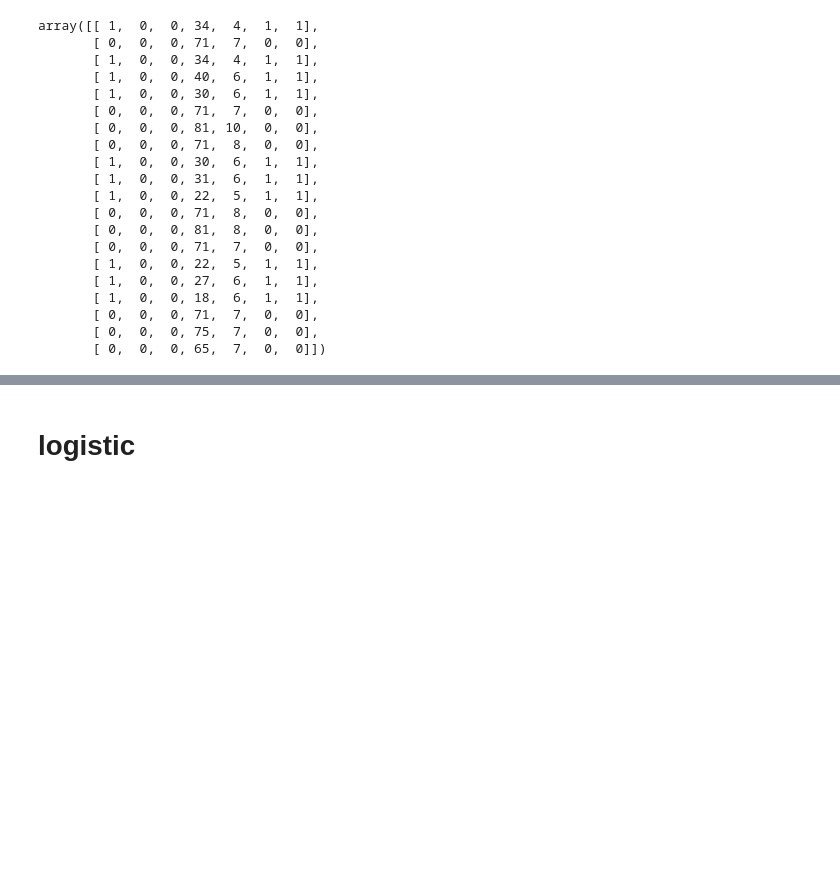
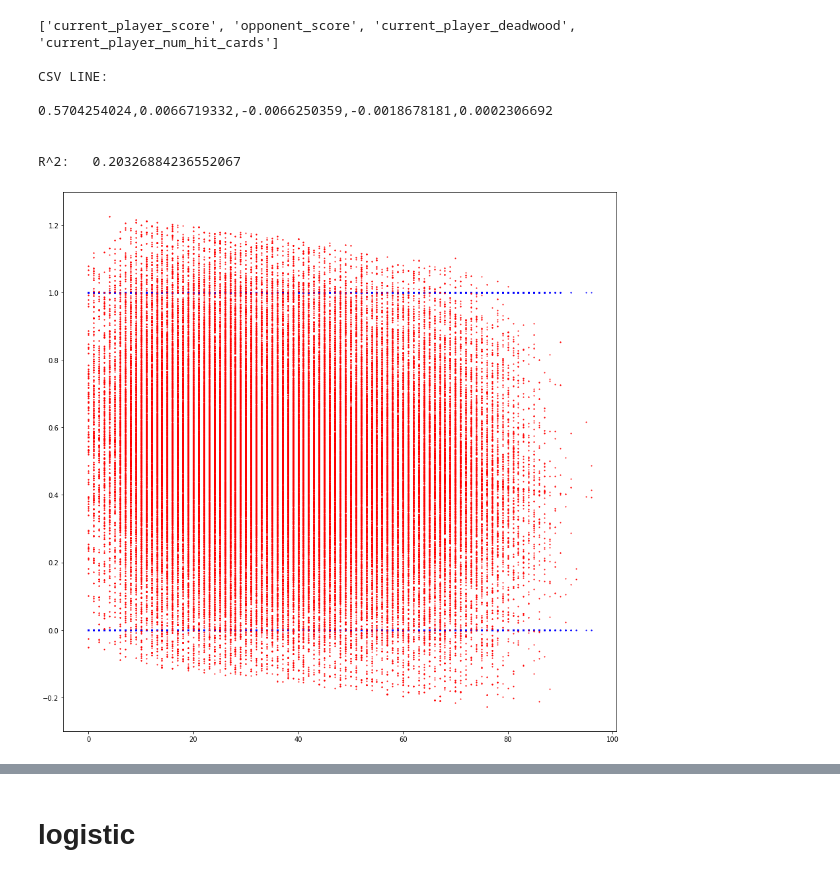
Before and after one commit to PeterEFrancis/gin-rummy-AI, a Jupyter notebook: data/player_data_proccessor.ipynb, the cells around one changed output, grey strips where cells are left out. Saved outputs shown, nothing was run; the diff lists cells and outputs as text; code cells hidden in the pictures; blank space fills up the shorter version.

```diff
--- a/data/player_data_proccessor.ipynb
+++ b/data/player_data_proccessor.ipynb
@@ -44,24 +47,47 @@ df
-# %%
-np.set_printoptions(edgeitems = 200, linewidth = 150)
-df.values[0:20]
-# %% [output]
-array([[ 1,  0,  0, 34,  4,  1,  1],
-       [ 0,  0,  0, 71,  7,  0,  0],
-       [ 1,  0,  0, 34,  4,  1,  1],
-       [ 1,  0,  0, 40,  6,  1,  1],
-       [ 1,  0,  0, 30,  6,  1,  1],
-       [ 0,  0,  0, 71,  7,  0,  0],
-       [ 0,  0,  0, 81, 10,  0,  0],
-       [ 0,  0,  0, 71,  8,  0,  0],
-       [ 1,  0,  0, 30,  6,  1,  1],
-       [ 1,  0,  0, 31,  6,  1,  1],
-       [ 1,  0,  0, 22,  5,  1,  1],
-       [ 0,  0,  0, 71,  8,  0,  0],
-       [ 0,  0,  0, 81,  8,  0,  0],
-       [ 0,  0,  0, 71,  7,  0,  0],
-       [ 1,  0,  0, 22,  5,  1,  1],
-       [ 1,  0,  0, 27,  6,  1,  1],
-       [ 1,  0,  0, 18,  6,  1,  1],
-       [ 0,  0,  0, 71,  7,  0,  0],
-       [ 0,  0,  0, 75,  7,  0,  0],
-       [ 0,  0,  0, 65,  7,  0,  0]])
+# %%
+f = features[:4]
+
+print(f, "\n")
+
+X = df[f]
+y = df[["is_current_player_game_winner"]]
+
+linear_regressor = LinearRegression()
+linear_regressor.fit(X, y)
+
+print("CSV LINE:\n")
+print(",".join('{0:.10f}'.format(num) for num in np.hstack((linear_regressor.intercept_,linear_regressor.coef_[0]))) + "\n\n")
+
+print("R^2:  ", linear_regressor.score(X, y), "\n\n")
+
+y_pred = linear_regressor.predict(X)
+
+
+
+var = "current_player_deadwood"
+
+fig = plt.figure(figsize=(15,15))
+plt.scatter(X[[var]], y[["is_current_player_game_winner"]], s=1, color='blue')
+plt.scatter(X[[var]], y_pred.T[0], s=1, color='red')
+plt.show()
+
+
+def jitter(arr):
+    stdev = 0.01 * (max(arr) - min(arr))
+    return arr + np.random.randn(len(arr)) * stdev
+
+fig = plt.figure(figsize=(15,15))
+plt.xticks(range(0,200,20))
+plt.scatter(jitter(X[[var]].values.T[0]), jitter(y[["is_current_player_game_winner"]].values.T[0]), s=1, color='blue')
+plt.scatter(jitter(X[[var]].values.T[0]), jitter(y_pred.T[0]), s=1, color='red')
+plt.show()
+# %% [output]
+['current_player_score', 'opponent_score', 'current_player_deadwood', 'current_player_num_hit_cards']
+
+CSV LINE:
+
+0.5704254024,0.0066719332,-0.0066250359,-0.0018678181,0.0002306692
+
+
+R^2:   0.20326884236552067
+[figure, added]
```
Also changed, not shown: parts of 4 cells of this notebook, 24 other files.
